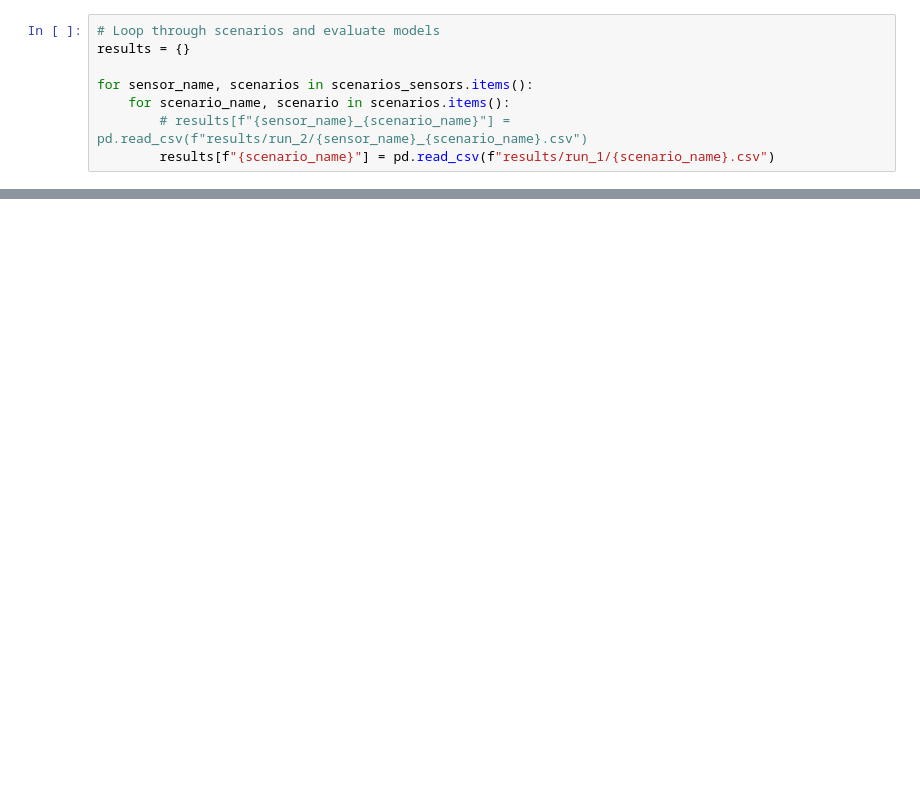
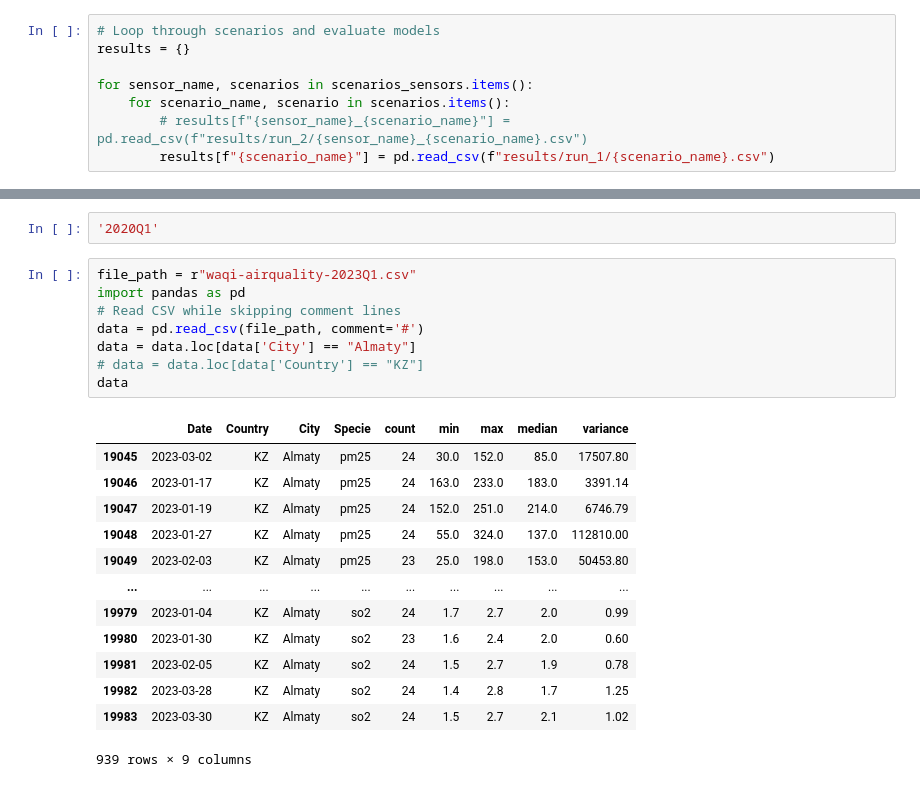
Before and after one commit to makataomu/pm25, a Jupyter notebook: code/4.2.1 - results analysis.ipynb, the cells around one changed output, grey strips where cells are left out. Cells and saved outputs as stored; diff of their text form; blank space fills up the shorter version.

```diff
--- a/code/4.2.1 - results analysis.ipynb
+++ b/code/4.2.1 - results analysis.ipynb
@@ -197,0 +216,24 @@ plot_results(top_models, top_transforms, top_lag_transforms, top_lags, mape_tren
+# %%
+'2020Q1'
+# %%
+file_path = r"waqi-airquality-2023Q1.csv"
+import pandas as pd
+# Read CSV while skipping comment lines
+data = pd.read_csv(file_path, comment='#')
+data = data.loc[data['City'] == "Almaty"]
+# data = data.loc[data['Country'] == "KZ"]
+data
+# %% [output]
+|  | Date | Country | City | Specie | count | min | max | median | variance |
+| 19045 | 2023-03-02 | KZ | Almaty | pm25 | 24 | 30.0 | 152.0 | 85.0 | 17507.80 |
+| 19046 | 2023-01-17 | KZ | Almaty | pm25 | 24 | 163.0 | 233.0 | 183.0 | 3391.14 |
+| 19047 | 2023-01-19 | KZ | Almaty | pm25 | 24 | 152.0 | 251.0 | 214.0 | 6746.79 |
+| 19048 | 2023-01-27 | KZ | Almaty | pm25 | 24 | 55.0 | 324.0 | 137.0 | 112810.00 |
+| 19049 | 2023-02-03 | KZ | Almaty | pm25 | 23 | 25.0 | 198.0 | 153.0 | 50453.80 |
+| ... | ... | ... | ... | ... | ... | ... | ... | ... | ... |
+| 19979 | 2023-01-04 | KZ | Almaty | so2 | 24 | 1.7 | 2.7 | 2.0 | 0.99 |
+| 19980 | 2023-01-30 | KZ | Almaty | so2 | 23 | 1.6 | 2.4 | 2.0 | 0.60 |
+| 19981 | 2023-02-05 | KZ | Almaty | so2 | 24 | 1.5 | 2.7 | 1.9 | 0.78 |
+| 19982 | 2023-03-28 | KZ | Almaty | so2 | 24 | 1.4 | 2.8 | 1.7 | 1.25 |
+| 19983 | 2023-03-30 | KZ | Almaty | so2 | 24 | 1.5 | 2.7 | 2.1 | 1.02 |
+939 rows × 9 columns
```
Also changed, not shown: parts of 4 cells of this notebook, 3 other files.
